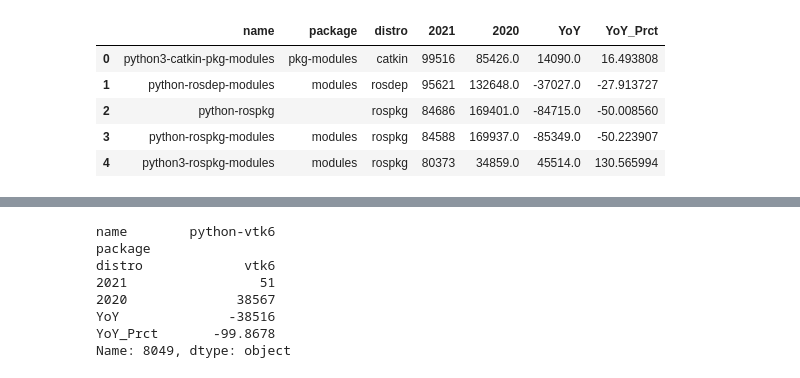
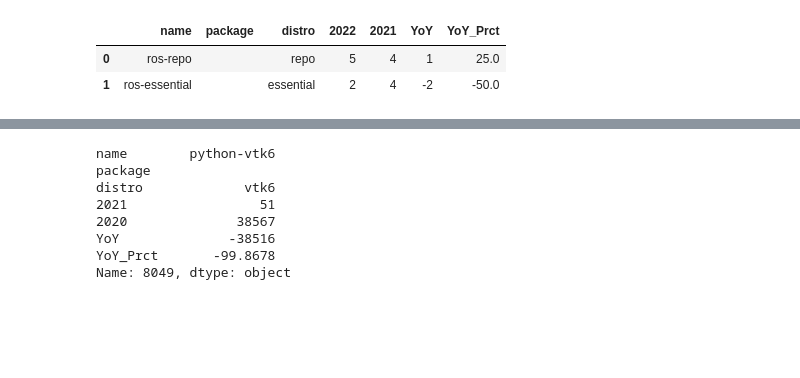
Before and after one commit to osrf/ros_metrics_analysis, a Jupyter notebook: notebooks/DownloadDumpTools.ipynb, the cells around one changed output, grey strips where cells are left out. Cells and saved outputs as stored; diff of their text form; code cells hidden in the pictures; blank space fills up the shorter version.

```diff
--- a/notebooks/DownloadDumpTools.ipynb
+++ b/notebooks/DownloadDumpTools.ipynb
@@ -94,3 +89,8 @@ stats_2021 = process_package_dump(fname,"2021")
+# %%
+fname = "../data/2021October.txt"
+stats_2021 = process_package_dump(fname,"2021")
+fname = "../data/2022October.txt"
+stats_2022 = process_package_dump(fname,"2022")
 # %%
 def dumb_find(lst, k, v):
     for i, dic in enumerate(lst):
@@ -166,19 +161,16 @@ arch_os_df.head()
 # %%
-joined_package = join_stats([stats_2021["package"],stats_2020["package"]],idx="count")
+joined_package = join_stats([stats_2022["package"],stats_2021["package"]],idx="count")
 package_df = pd.DataFrame(data=joined_package)
 # %%
-package_df["YoY"] = package_df["2021"]-package_df["2020"]
-package_df["YoY_Prct"] = 100.00*package_df["YoY"]/package_df["2020"]
+package_df["YoY"] = package_df["2022"]-package_df["2021"]
+package_df["YoY_Prct"] = 100.00*package_df["YoY"]/package_df["2021"]
 
 package_df.to_csv("package.csv")
 package_df.head()
 # %% [output]
-|  | name | package | distro | 2021 | 2020 | YoY | YoY_Prct |
-| 0 | python3-catkin-pkg-modules | pkg-modules | catkin | 99516 | 85426.0 | 14090.0 | 16.493808 |
-| 1 | python-rosdep-modules | modules | rosdep | 95621 | 132648.0 | -37027.0 | -27.913727 |
-| 2 | python-rospkg |  | rospkg | 84686 | 169401.0 | -84715.0 | -50.008560 |
-| 3 | python-rospkg-modules | modules | rospkg | 84588 | 169937.0 | -85349.0 | -50.223907 |
-| 4 | python3-rospkg-modules | modules | rospkg | 80373 | 34859.0 | 45514.0 | 130.565994 |
+|  | name | package | distro | 2022 | 2021 | YoY | YoY_Prct |
+| 0 | ros-repo |  | repo | 5 | 4 | 1 | 25.0 |
+| 1 | ros-essential |  | essential | 2 | 4 | -2 | -50.0 |
 # %%
 package_df[0:20]
 # %% [output]
```
Also changed, not shown: parts of 6 cells of this notebook, 3 other files.
